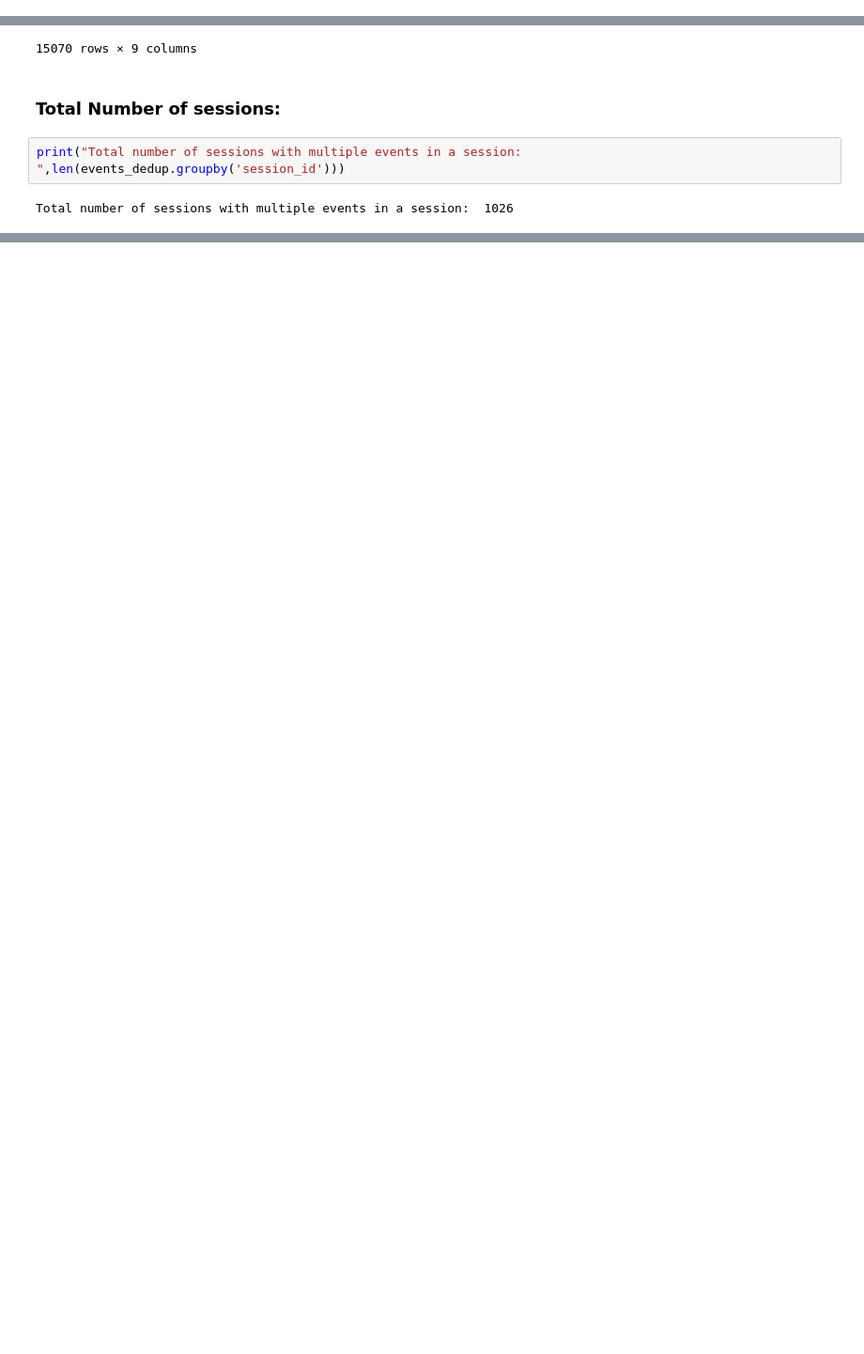
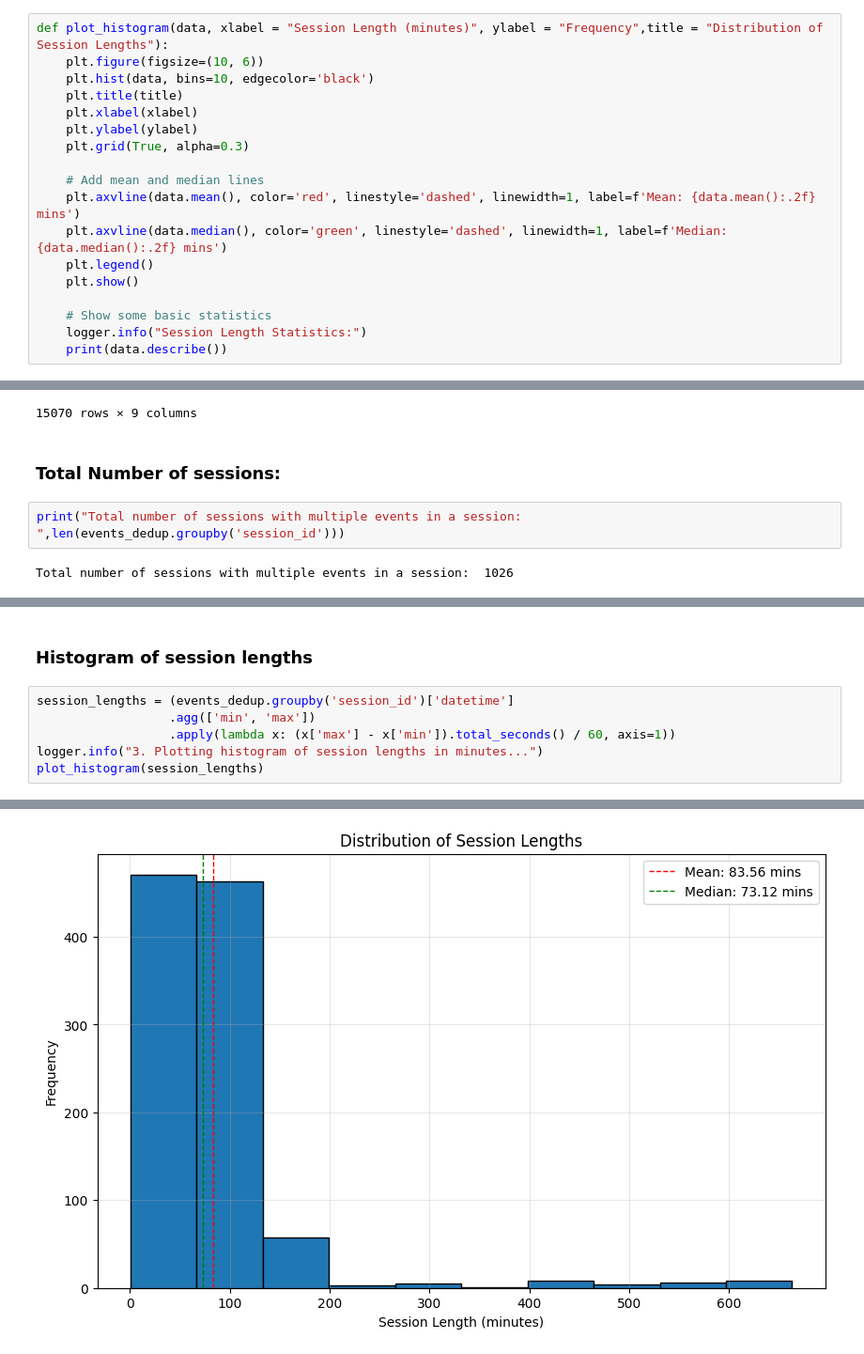
Before and after one commit to Charles-1994/recommender_system_BE, a Jupyter notebook: v2_data_exploration.ipynb, the cells around one changed output, grey strips where cells are left out. Shown: that part at 94% size. Cells and saved outputs as stored; diff of their text form; blank space fills up the shorter version.

```diff
--- a/v2_data_exploration.ipynb
+++ b/v2_data_exploration.ipynb
@@ -48,3 +49,21 @@ users_df.head(), items_df.head(), events_df.head()
+# %%
+def plot_histogram(data, xlabel = "Session Length (minutes)", ylabel = "Frequency",title = "Distribution of Session Lengths"):
+    plt.figure(figsize=(10, 6))
+    plt.hist(data, bins=10, edgecolor='black')
+    plt.title(title)
+    plt.xlabel(xlabel)
+    plt.ylabel(ylabel)
+    plt.grid(True, alpha=0.3)
+
+    # Add mean and median lines
+    plt.axvline(data.mean(), color='red', linestyle='dashed', linewidth=1, label=f'Mean: {data.mean():.2f} mins')
+    plt.axvline(data.median(), color='green', linestyle='dashed', linewidth=1, label=f'Median: {data.median():.2f} mins')
+    plt.legend()
+    plt.show()
+
+    # Show some basic statistics
+    logger.info("Session Length Statistics:")
+    print(data.describe())
 # %%
 def remove_duplicates(df):
     """Remove duplicates items with the same session keeping the first records by time"""
@@ -115,0 +141,9 @@ Total number of sessions with multiple events in a session:  1026
+# %% [markdown]
+### Histogram of session lengths
+# %%
+session_lengths = (events_dedup.groupby('session_id')['datetime']
+                  .agg(['min', 'max'])
+                  .apply(lambda x: (x['max'] - x['min']).total_seconds() / 60, axis=1))
+logger.info("3. Plotting histogram of session lengths in minutes...")
+plot_histogram(session_lengths)
+# %% [output]
@@ -115,0 +151 @@ Total number of sessions with multiple events in a session:  1026
+[figure, added]
```
Also changed, not shown: parts of 28 cells of this notebook, 6 other files.
